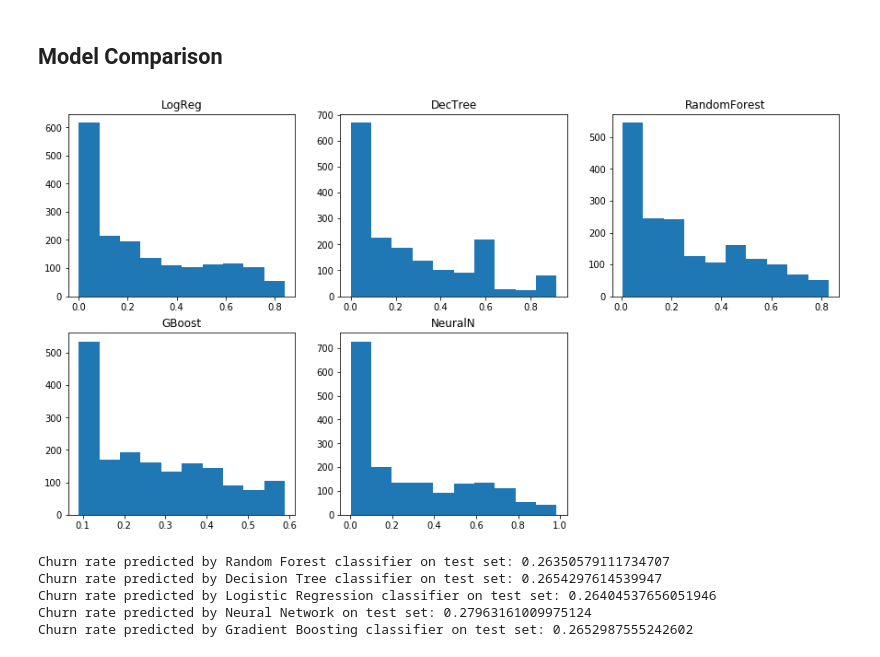
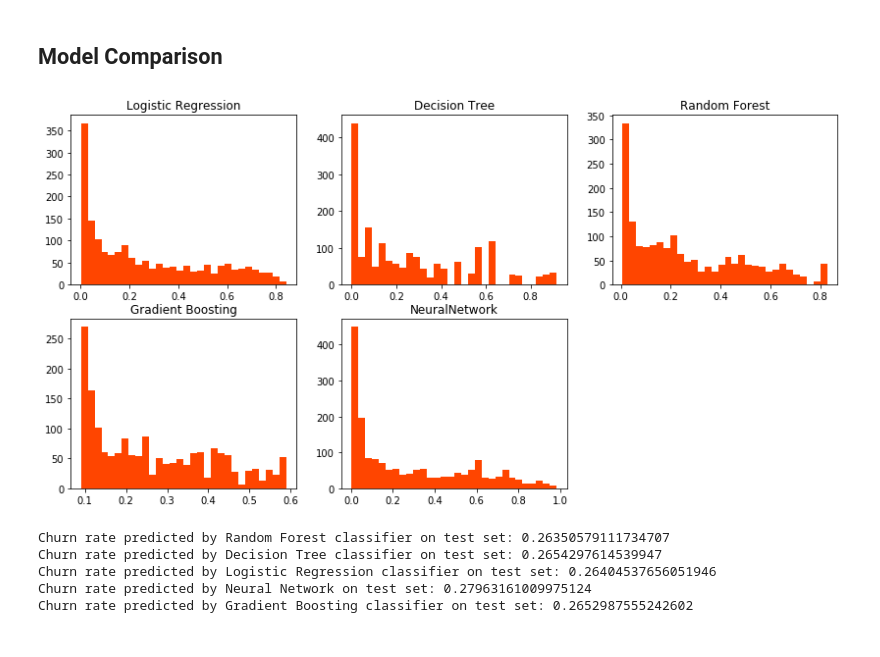
Before and after one commit to gigiatzeni/Tlc_Assignment_UCSC, a Jupyter notebook: Telco.ipynb, the cells around one changed output. Cells and saved outputs as stored; diff of their text form; code cells hidden in the pictures.

```diff
--- a/Telco.ipynb
+++ b/Telco.ipynb
@@ -1487,7 +1505,7 @@ score = model.evaluate(x_test, y_test, batch_size=128)
 from sklearn import svm
 svm = svm.SVC(probability=True)
 # %%
-params = {'kernel': ['sigmoid', 'rbf'], 'coef0': np.logspace(-1, -4, 4)}
+params = {'kernel': ['rbf','linear'], 'coef0': np.logspace(-1, -4, 4)}
 cv_tuning = GridSearchCV(svm, params, scoring='roc_auc',
                                return_train_score=True, cv=5)
 
@@ -1546,19 +1562,19 @@ nn_probs = [y for (x, y) in nn.predict_proba(X_test)]
 nn_auc_train = roc_auc_score(y, nn_probs_train)
 nn_auc = roc_auc_score(y_test, nn_probs)
 # %%
-plt.figure(figsize=(15, 8))
+plt.figure(figsize=(14, 7))
 i = 230
 
-for model_name, probs in zip(['LogReg','DecTree', 'RandomForest', 'GBoost', 'NeuralN'],
+for model_name, probs in zip(['Logistic Regression','Decision Tree', 'Random Forest', 'Gradient Boosting', 'NeuralNetwork'],
                              [lr_probs,dt_probs, rf_probs, gb_probs, nn_probs]):
     i += 1
     plt.subplot(i)
-    plt.hist(probs)
+    plt.hist(probs,color="Orangered", bins= 30, rwidth= 1)
     plt.title(model_name)
 
 plt.show()
 # %% [output]
-[figure, old version]
+[figure, new version]
 # %%
 import numpy as np
 print('Churn rate predicted by Random Forest classifier on test set:',np.mean(rf_probs))
```
Also changed, not shown: parts of 39 cells of this notebook.
